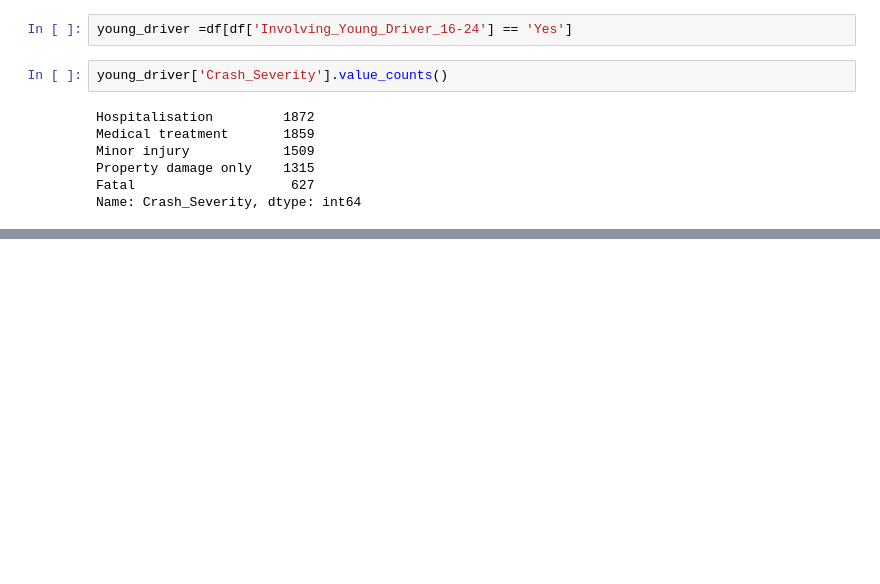
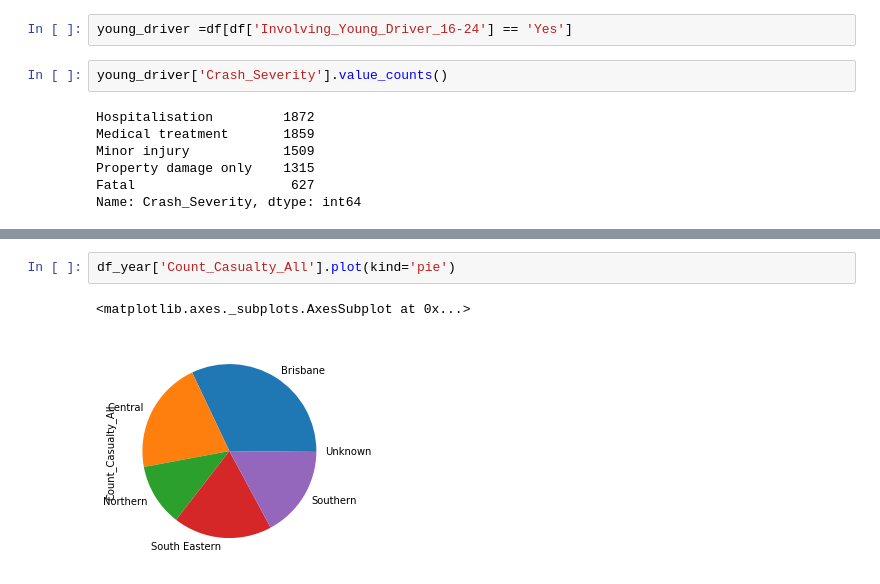
Before and after one commit to AmmaraRazzaq/DataAnalysis_with_Python, a Jupyter notebook: DataAnalysiswithPython.ipynb, the cells around one changed output, grey strips where cells are left out. Cells and saved outputs as stored; diff of their text form; blank space fills up the shorter version.

```diff
--- a/DataAnalysiswithPython.ipynb
+++ b/DataAnalysiswithPython.ipynb
@@ -920,0 +948,5 @@ plt.pyplot.ylim(0,)
+# %%
+df_year['Count_Casualty_All'].plot(kind='pie')
+# %% [output]
+<matplotlib.axes._subplots.AxesSubplot at 0x...>
+[figure, added]
```
Also changed, not shown: parts of 4 cells of this notebook.
